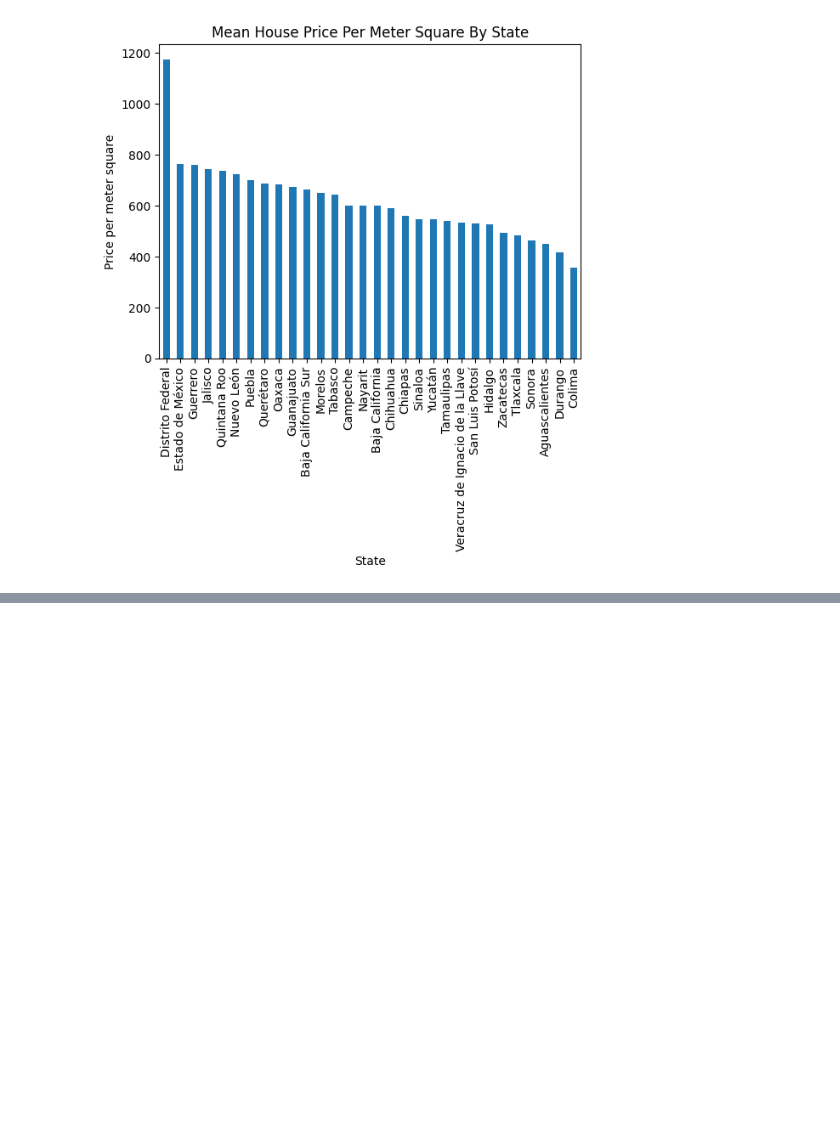
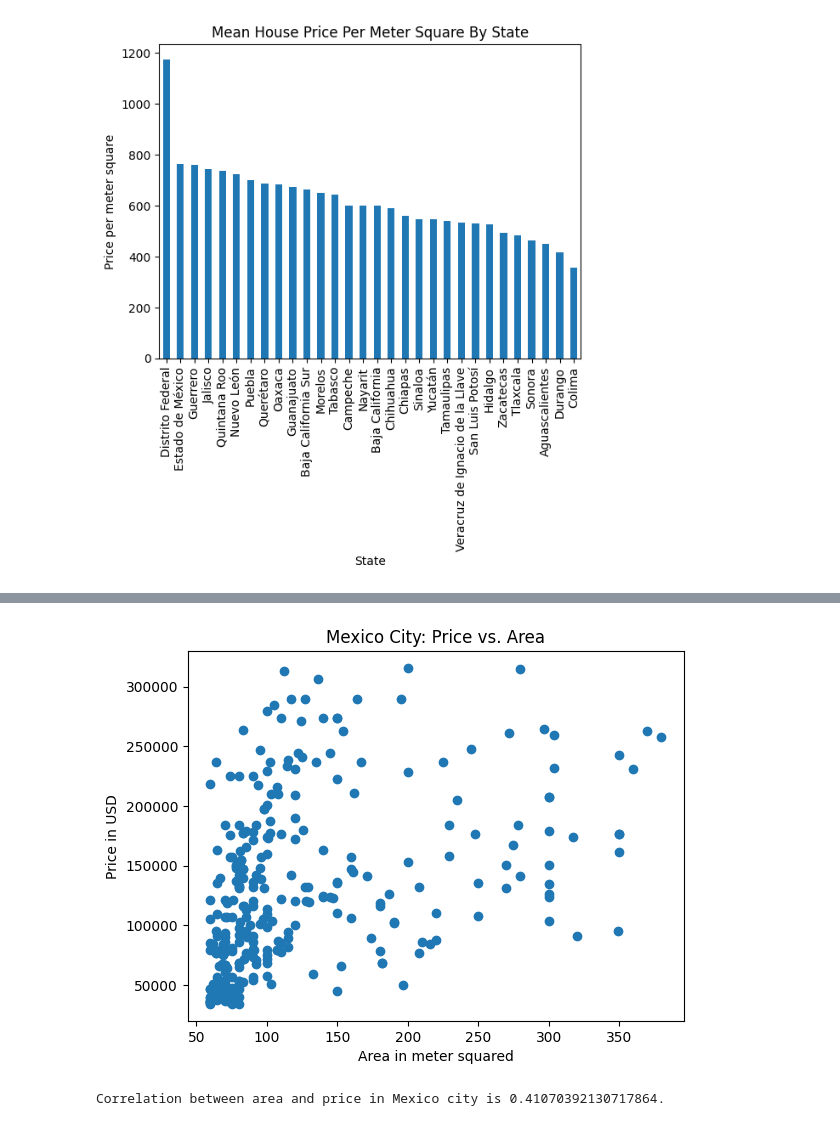
Before and after one commit to kathy254/Mexico-Real-Estate-Market-Analysis, a Jupyter notebook: Mexico_real_estate.ipynb, the cells around one changed output, grey strips where cells are left out. Cells and saved outputs as stored; diff of their text form; code cells hidden in the pictures; blank space fills up the shorter version.

```diff
--- a/Mexico_real_estate.ipynb
+++ b/Mexico_real_estate.ipynb
@@ -410,0 +468,5 @@ df.head()
+# %%
+# Create df_mexico dataframe by subsetting df
+
+df_mexico = df[df["state"] == "Distrito Federal"]
+df_mexico.head()
@@ -410,0 +480,22 @@ df.head()
+# %%
+# Create scatter plot of "area_m2" and "price_usd" for df_mexico
+
+plt.scatter(x=df_mexico["area_m2"], y=df_mexico["price_usd"])
+
+# Add x-axis label
+plt.xlabel("Area in meter squared")
+
+# Add y-axis label
+plt.ylabel("Price in USD")
+
+# Add title
+plt.title("Mexico City: Price vs. Area");
+# %% [output]
+[figure, added]
+# %%
+# Calculate correlation between price and house in Mexico City
+
+mexico_correlation = df_mexico["area_m2"].corr(df_mexico["price_usd"])
+print(f"Correlation between area and price in Mexico city is {mexico_correlation}.")
+# %% [output]
+Correlation between area and price in Mexico city is 0.41070392130717864.
```
Also changed, not shown: parts of 6 cells of this notebook, 3 other files.
